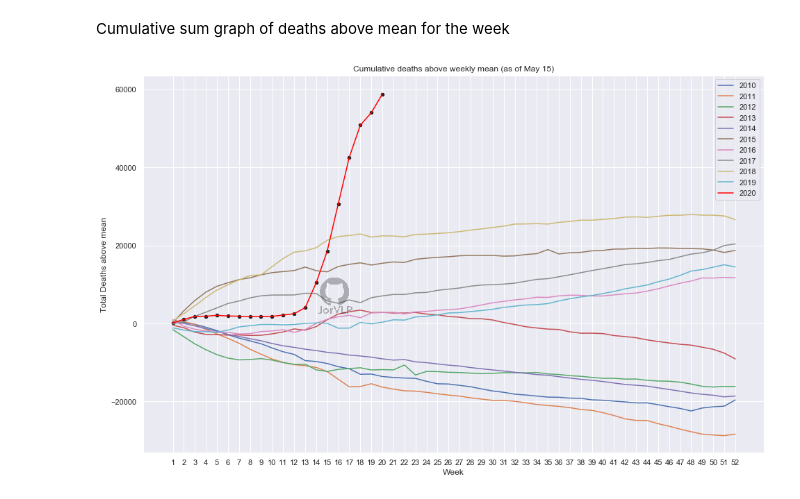
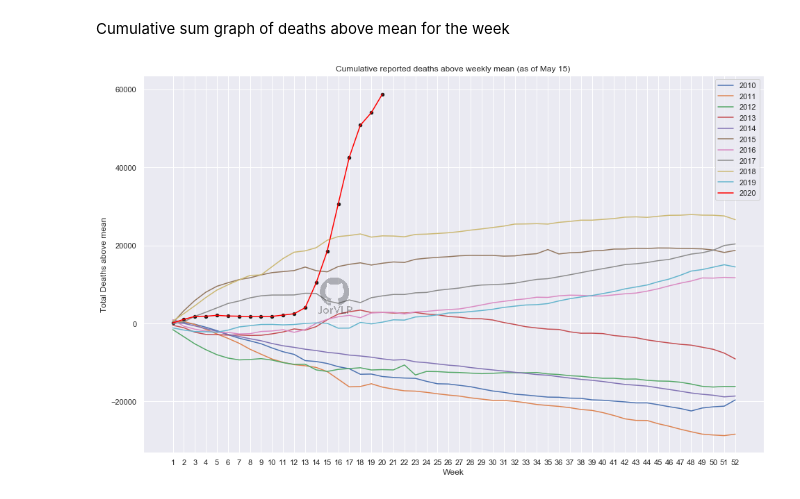
Before and after one commit to JorVLP/2020-Mortality-Analysis, a Jupyter notebook: deathsdata.ipynb, the cells around one changed output. Cells and saved outputs as stored; diff of their text form; code cells hidden in the pictures.

```diff
--- a/deathsdata.ipynb
+++ b/deathsdata.ipynb
@@ -111,14 +111,14 @@ Cumulative sum graph of deaths above mean for the week
 # %%
 cum_deaths_above_mean = np.cumsum(week_centered_deaths, 1)
 plot_data(cum_deaths_above_mean)
 plt.legend()
 
-plt.title(f"Cumulative deaths above weekly mean (as of {last_data_update})")
+plt.title(f"Cumulative reported deaths above weekly mean (as of {last_data_update})")
 plt.figimage(watermark, 320, 240, zorder=3, alpha=.3)
 plt.scatter(range(1,53), cum_deaths_above_mean[-1], c="k", s=20)
 plt.xlabel("Week")
 plt.ylabel("Total Deaths above mean")
 plt.savefig("cumulative_deaths.png",bbox_inches="tight")
 plt.show()
 # %% [output]
-[figure, old version]
+[figure, new version]
```
Also changed, not shown: parts of 2 cells of this notebook, 3 other files.
